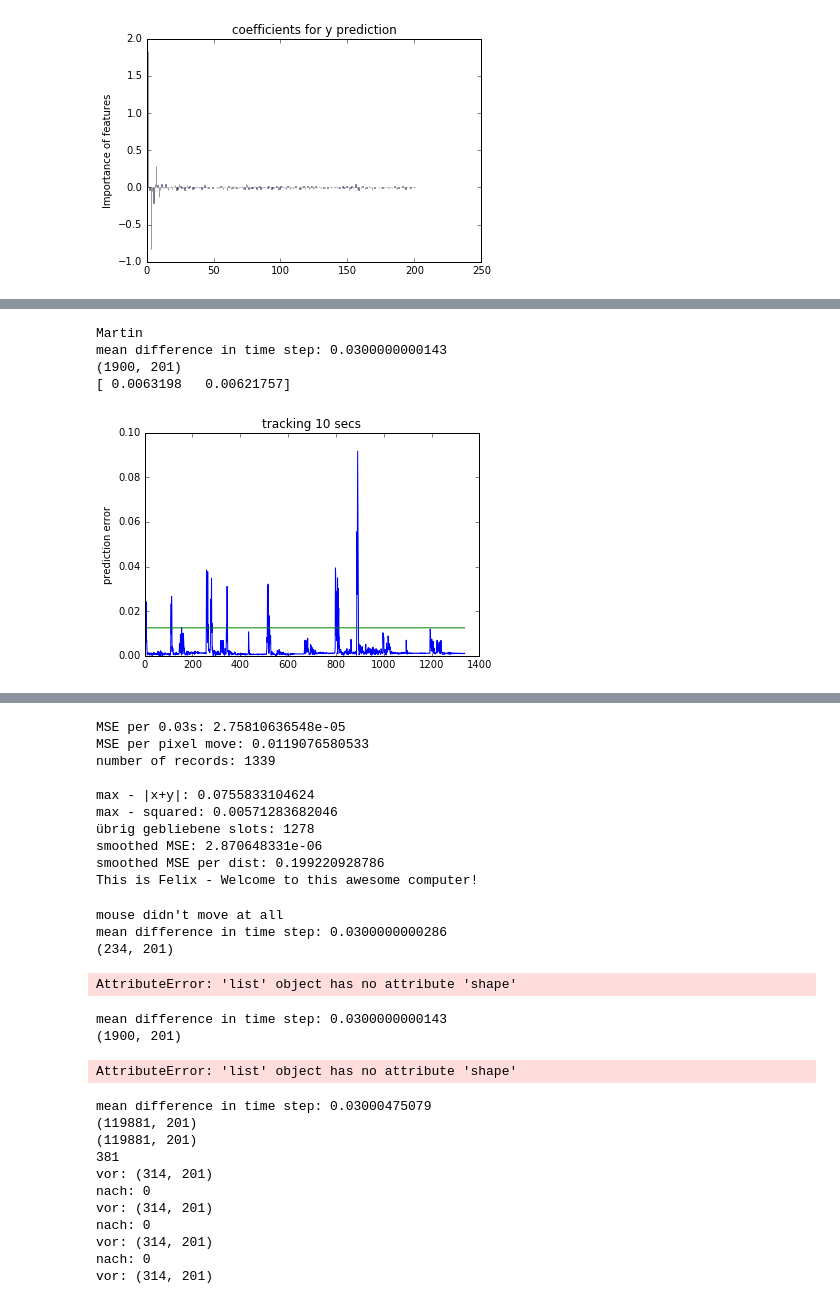
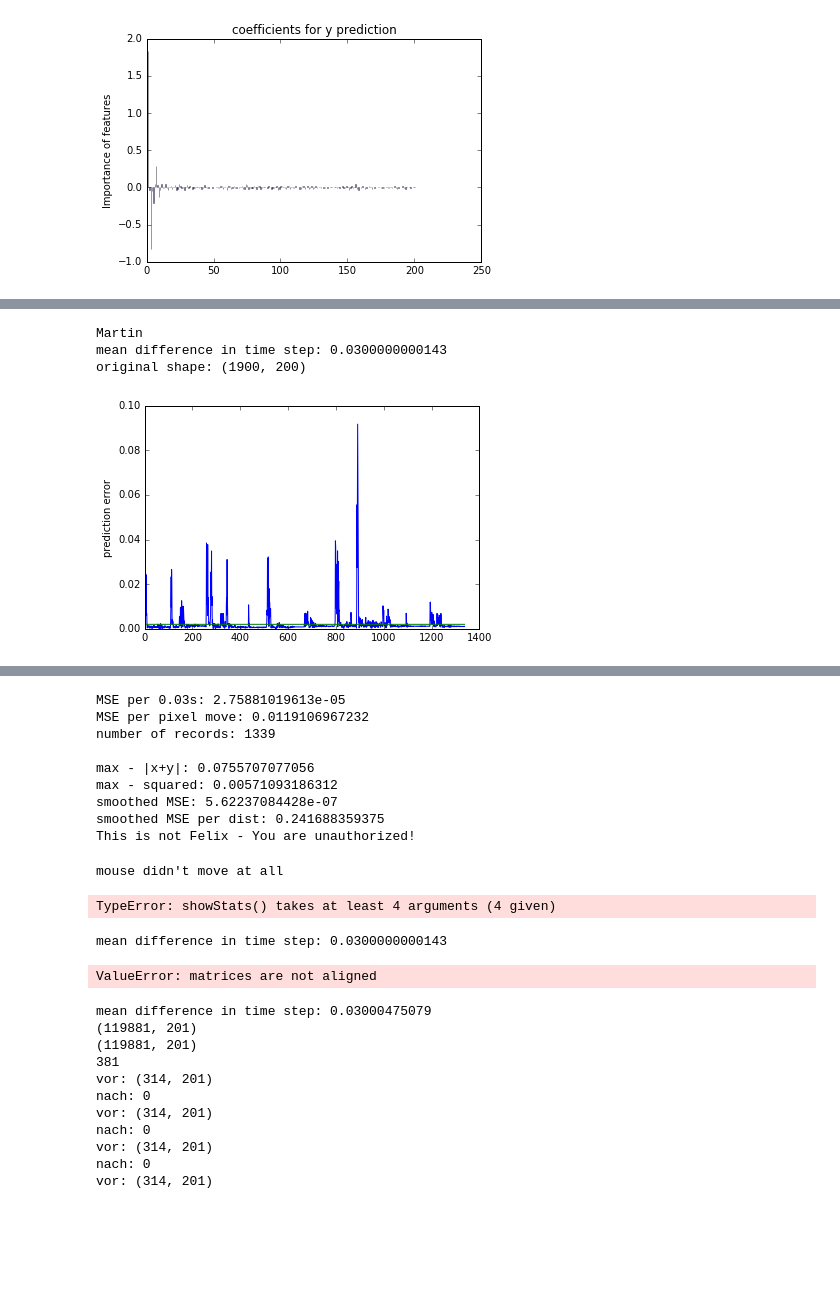
Before and after one commit to FelixNeutatz/BehavioralAuthentication, a Jupyter notebook: src/main/php/CursorAuthentication.ipynb, the cells around one changed output, grey strips where cells are left out. Drawn from its saved outputs; the diff is of its cells as text; code cells hidden in the pictures; blank space fills up the shorter version.

```diff
--- a/src/main/php/CursorAuthentication.ipynb
+++ b/src/main/php/CursorAuthentication.ipynb
@@ -364,7 +366,7 @@ def showStats(file, m, imp_model, threshold, n_last_timestamps_as_features = 200
                                      n_last_timestamps_as_features = n_last_timestamps_as_features,
                                      normalize = normalize)
 
-    showStatsData((fileX1, fileY1), m, threshold, n_last_timestamps_as_features = n_last_timestamps_as_features)
+    showStatsData((fileX1, fileY1), m, imp_model, threshold, n_last_timestamps_as_features = n_last_timestamps_as_features)
 # %%
 def showStatsData((fileX, fileY), m, imp_model, threshold, n_last_timestamps_as_features = 200):
 
@@ -453,4 +455,4 @@ current_number_features = 100
 
 (model,imp_model,two_sigma) = generateModel(resource_path + "felix/felix_1h",
                                   n_last_timestamps_as_features=current_number_features, v = True,
-                                  stddev_factor = 0.02)
+                                  stddev_factor = 0.001)
@@ -771,10 +782,9 @@ smoothed MSE per dist: 0.669127306512
 This is not Felix - You are unauthorized!
 # %%
 print ("Martin")
-showStats("martin_60sec", model, two_sigma, n_last_timestamps_as_features=current_number_features)
+showStats(resource_path + "unauthorized/martin_60sec", model, imp_model, two_sigma, n_last_timestamps_as_features=current_number_features)
 # %% [output]
 Martin
 mean difference in time step: 0.0300000000143
-(1900, 201)
-[ 0.0063198   0.00621757]
+original shape: (1900, 200)
-[figure, old version]
+[figure, new version]
@@ -783,22 +793,19 @@ mean difference in time step: 0.0300000000143
-MSE per 0.03s: 2.75810636548e-05
-MSE per pixel move: 0.0119076580533
+MSE per 0.03s: 2.75881019613e-05
+MSE per pixel move: 0.0119106967232
 number of records: 1339
 
-max - |x+y|: 0.0755833104624
-max - squared: 0.00571283682046
-übrig gebliebene slots: 1278
-smoothed MSE: 2.870648331e-06
-smoothed MSE per dist: 0.199220928786
-This is Felix - Welcome to this awesome computer!
+max - |x+y|: 0.0755707077056
+max - squared: 0.00571093186312
+smoothed MSE: 5.62237084428e-07
+smoothed MSE per dist: 0.241688359375
+This is not Felix - You are unauthorized!
 # %%
 #mouse didn't move at all
 print ("mouse didn't move at all")
-showStats("nothing_10sec_1", model, two_sigma, n_last_timestamps_as_features=current_number_features)
+showStats("nothing_10sec_1", model, imp_model, two_sigma, n_last_timestamps_as_features=current_number_features)
 # %% [output]
 mouse didn't move at all
-mean difference in time step: 0.0300000000286
-(234, 201)
-AttributeError: 'list' object has no attribute 'shape'
+TypeError: showStats() takes at least 4 arguments (4 given)
 # %%
 print ("test")
 showStats("test_mouse", model, two_sigma, n_last_timestamps_as_features=2, normalize = False)
@@ -807,15 +814,15 @@ test_size = 135
 # %%
-(data, target) = extractFeatures("martin_60sec", n_last_timestamps_as_features=current_number_features)
+(data, target) = extractFeatures(resource_path + "unauthorized/martin_60sec",
+                                 n_last_timestamps_as_features=current_number_features)
 
 for i in range(data.shape[0] / test_size):
     fileX = data[(i*test_size):((i+1)*test_size),:]
     fileY = target[(i*test_size):((i+1)*test_size),:]
 
-    showStatsData((fileX, fileY), model, two_sigma, n_last_timestamps_as_features=current_number_features)
+    showStatsData((fileX, fileY), model, imp_model, two_sigma, n_last_timestamps_as_features=current_number_features)
 # %% [output]
 mean difference in time step: 0.0300000000143
-(1900, 201)
-AttributeError: 'list' object has no attribute 'shape'
+ValueError: matrices are not aligned
 # %%
 test_size = 314
 
```
Also changed, not shown: parts of 14 cells of this notebook, 3 other files.
